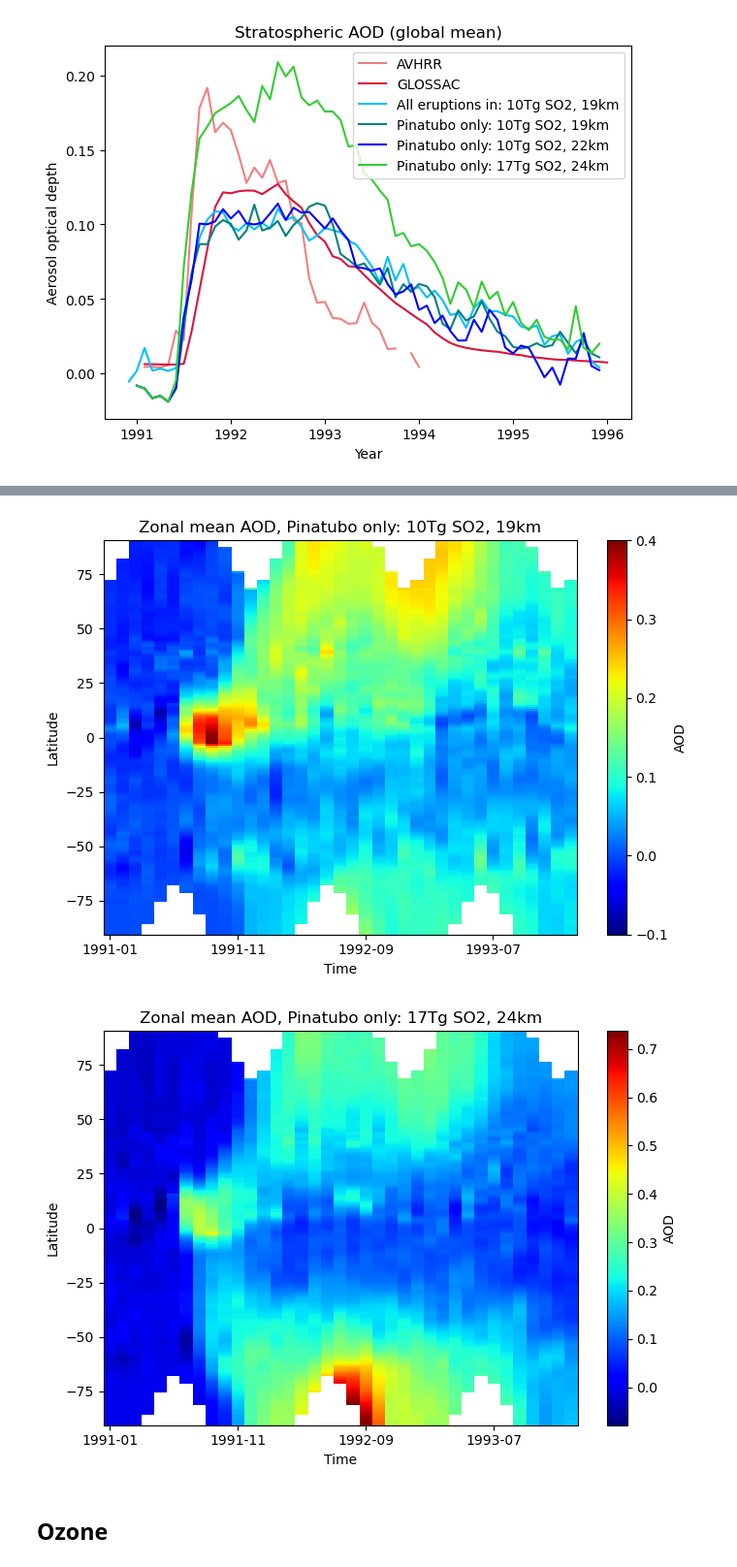
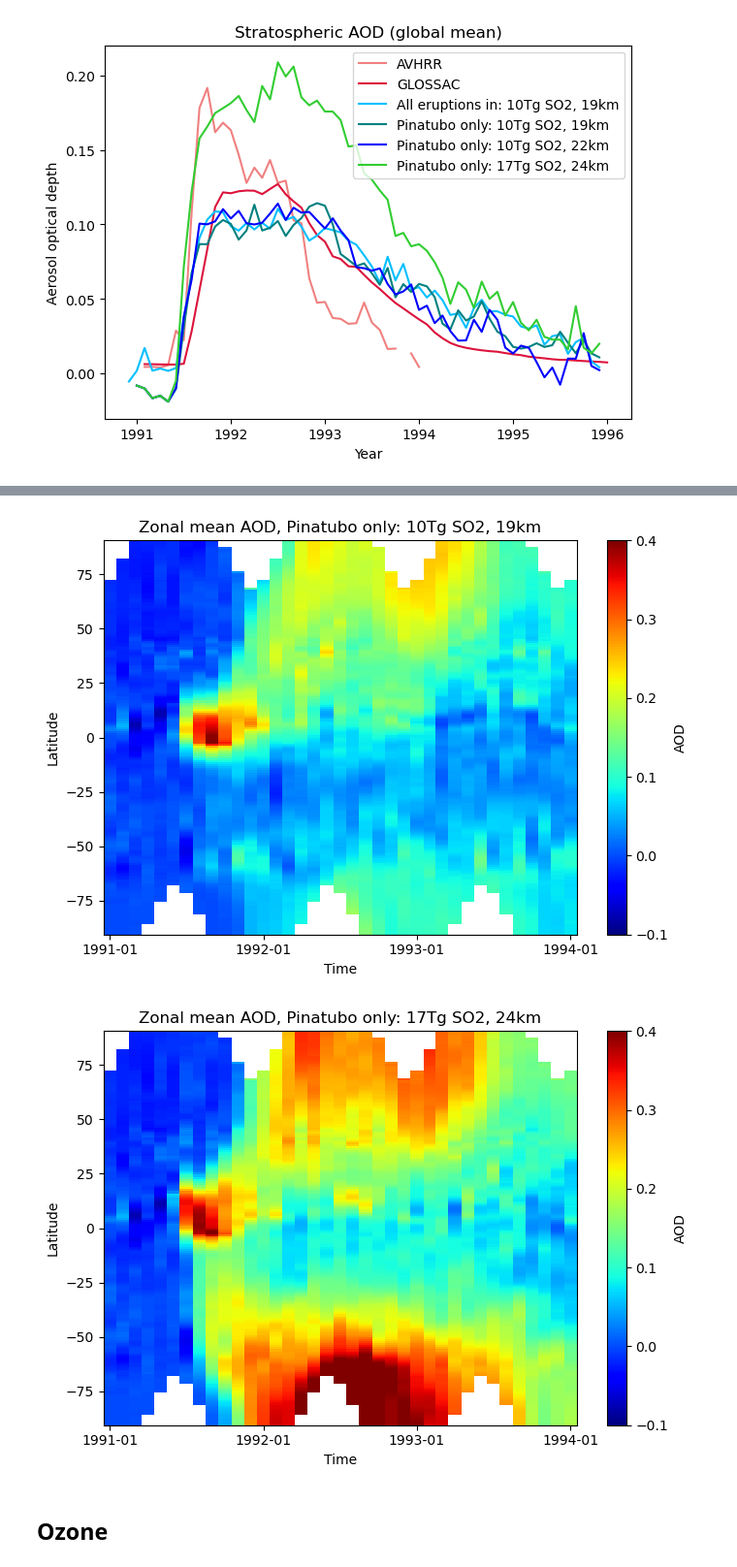
Before and after one commit to EliHHogemo/master_thesis, a Jupyter notebook: sulfur_pinatubo.ipynb, the cells around one changed output, grey strips where cells are left out. Shown at 97% size. Saved outputs shown, nothing was run; the diff lists cells and outputs as text; code cells hidden in the pictures.

Commit message:
Fixed the x ticks so it comes in jan each year. Trying to get the weights for levels, still haven't figured it out..

```diff
--- a/sulfur_pinatubo.ipynb
+++ b/sulfur_pinatubo.ipynb
@@ -869,41 +856,53 @@ pc = plt.pcolormesh(
 )
 
 plt.colorbar(pc, label="AOD")
+jan_ticks = [t for t in time_zoom_19_c if t.month == 1 and t.day == 1]
+
+plt.xticks(
+    jan_ticks,
+    [t.strftime("%Y-%m") for t in jan_ticks])
 plt.xlabel("Time")
 plt.ylabel("Latitude")
 plt.title("Zonal mean AOD, Pinatubo only: 10Tg SO2, 19km")
 plt.tight_layout()
 plt.show()
 # %% [output]
-[figure, old version]
+[figure, new version]
 # %%
 aod_24 = ds_24[aod500]
 daylight_monthly_nw_24 = ds_24[daylight]
 aod_24 = aod_24 / daylight_monthly_nw_24
 aod_strat_24= aod_24.groupby("time.month") - base
 
 aod_zoom_24 = aod_strat_24.sel(time=slice('1991-01-01', '1994-01-01'))
 time_zoom_24 = aod_zoom_24['time'].values
 aod_lat_time_24 = aod_zoom_24.mean(dim="lon")
 lat_24 = aod_lat_time_24["lat"]
 
 plt.figure(figsize=(7,5))
 pc = plt.pcolormesh(
     time_zoom_24,
     lat_24,
     aod_lat_time_24.T,
+    vmax = 0.4,
+    vmin = -0.1,
     shading="auto",
     cmap="jet"
 )
 
 plt.colorbar(pc, label="AOD")
+jan_ticks = [t for t in time_zoom_24 if t.month == 1 and t.day == 1]
+
+plt.xticks(
+    jan_ticks,
+    [t.strftime("%Y-%m") for t in jan_ticks])
 plt.xlabel("Time")
 plt.ylabel("Latitude")
 plt.title("Zonal mean AOD, Pinatubo only: 17Tg SO2, 24km")
 plt.tight_layout()
 plt.show()
 # %% [output]
-[figure, old version]
+[figure, new version]
 # %% [markdown]
 ## Ozone
 # %%
```
Also changed, not shown: parts of 22 cells of this notebook, 1 other file.
